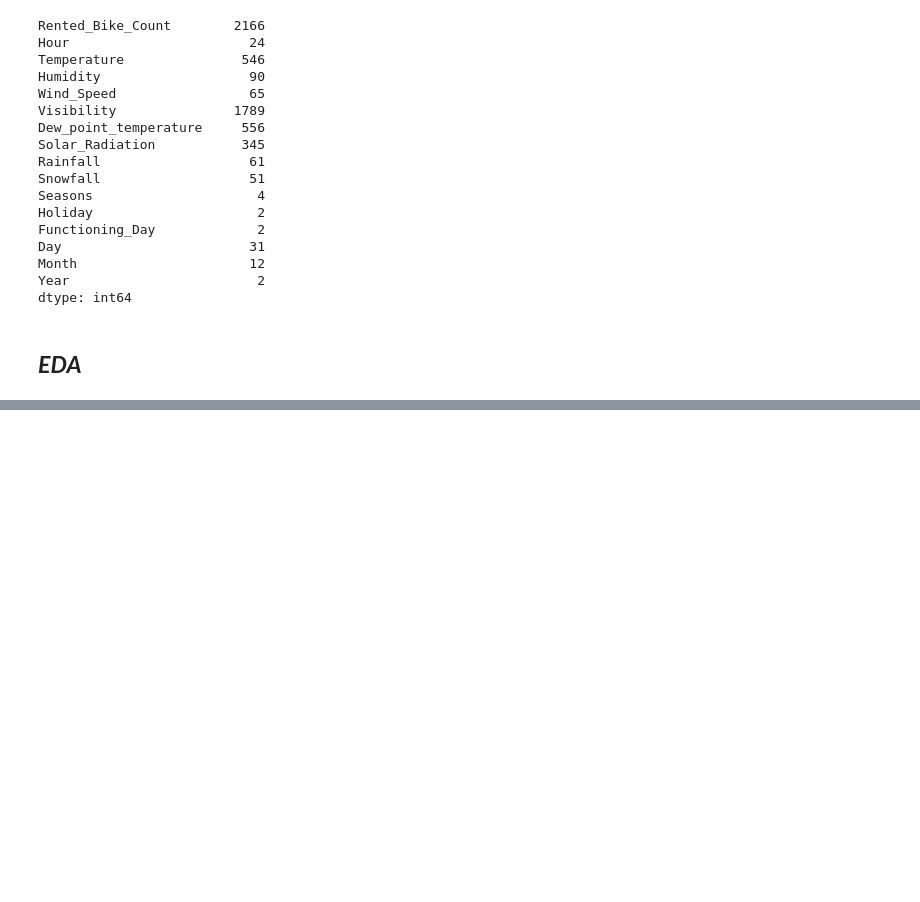
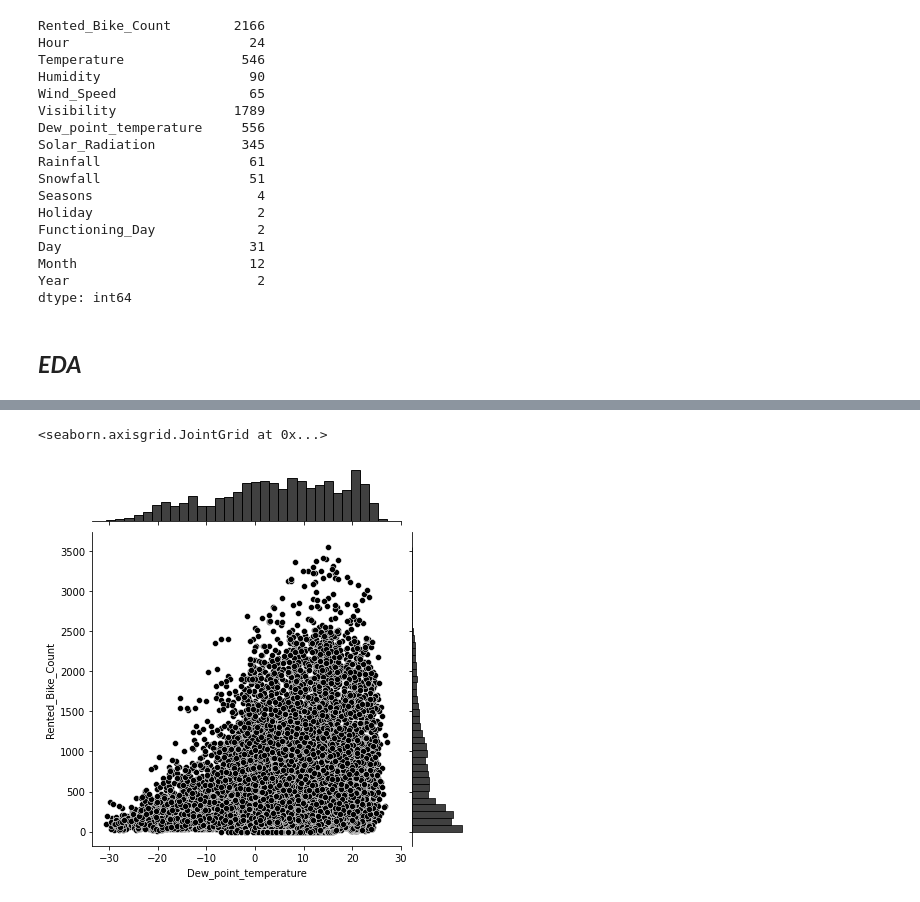
Before and after one commit to ramrakhyaniRiya/Capstone_2, a Jupyter notebook: Copy_of_Bike_Sharing_Demand_Prediction_Capstone_Project.ipynb, the cells around one changed output, grey strips where cells are left out. Saved outputs shown, nothing was run; the diff lists cells and outputs as text; code cells hidden in the pictures; blank space fills up the shorter version.

```diff
--- a/Copy_of_Bike_Sharing_Demand_Prediction_Capstone_Project.ipynb
+++ b/Copy_of_Bike_Sharing_Demand_Prediction_Capstone_Project.ipynb
@@ -238,0 +261,5 @@ dtype: int64
+# %%
+sns.jointplot(data=df, x='Dew_point_temperature', y='Rented_Bike_Count' , color = 'black')
+# %% [output]
+<seaborn.axisgrid.JointGrid at 0x...>
+[figure, added]
```
Also changed, not shown: parts of 29 cells of this notebook.
